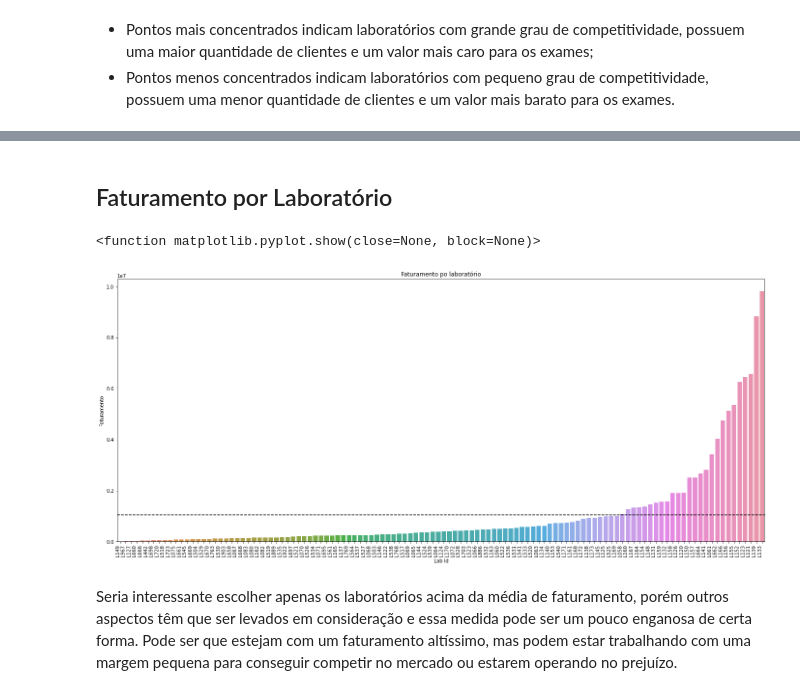
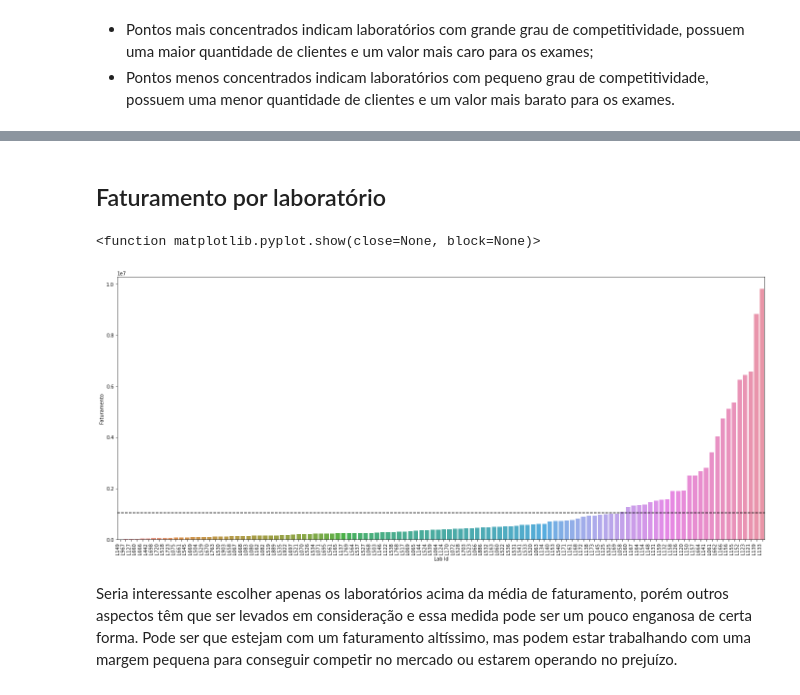
Before and after one commit to leotanaka4/desafio-elogroup, a Jupyter notebook: ans.ipynb, the cells around one changed output, grey strips where cells are left out. Cells and saved outputs as stored; diff of their text form; code cells hidden in the pictures.

```diff
--- a/ans.ipynb
+++ b/ans.ipynb
@@ -314,16 +313,15 @@ geo.set(title="Distribuição geográfica dos clusters")
 # %% [markdown]
-## Faturamento por Laboratório
+## Faturamento por laboratório
 # %%
 media_faturamento = df_labs["Faturamento"].mean()
 plt.figure(figsize=(24, 10))
 geo = sns.barplot(data=df_labs.sort_values(by="Faturamento"), x="Lab Id", y="Faturamento")
 plt.axhline(media_faturamento, 0, 1, color="black", **{"ls": "--"})
-geo.set(title="Faturamento po laboratório")
 plt.setp(plt.gca().get_xticklabels(), rotation=90, horizontalalignment='right')
 plt.show
 # %% [output]
 <function matplotlib.pyplot.show(close=None, block=None)>
-[figure, old version]
+[figure, new version]
 # %% [markdown]
 Seria interessante escolher apenas os laboratórios acima da média de faturamento, porém outros aspectos têm que ser levados em consideração e essa medida pode ser um pouco enganosa de certa forma. Pode ser que estejam com um faturamento altíssimo, mas podem estar trabalhando com uma margem pequena para conseguir competir no mercado ou estarem operando no prejuízo.
 # %% [markdown]
```
Also changed, not shown: parts of 17 cells of this notebook.
